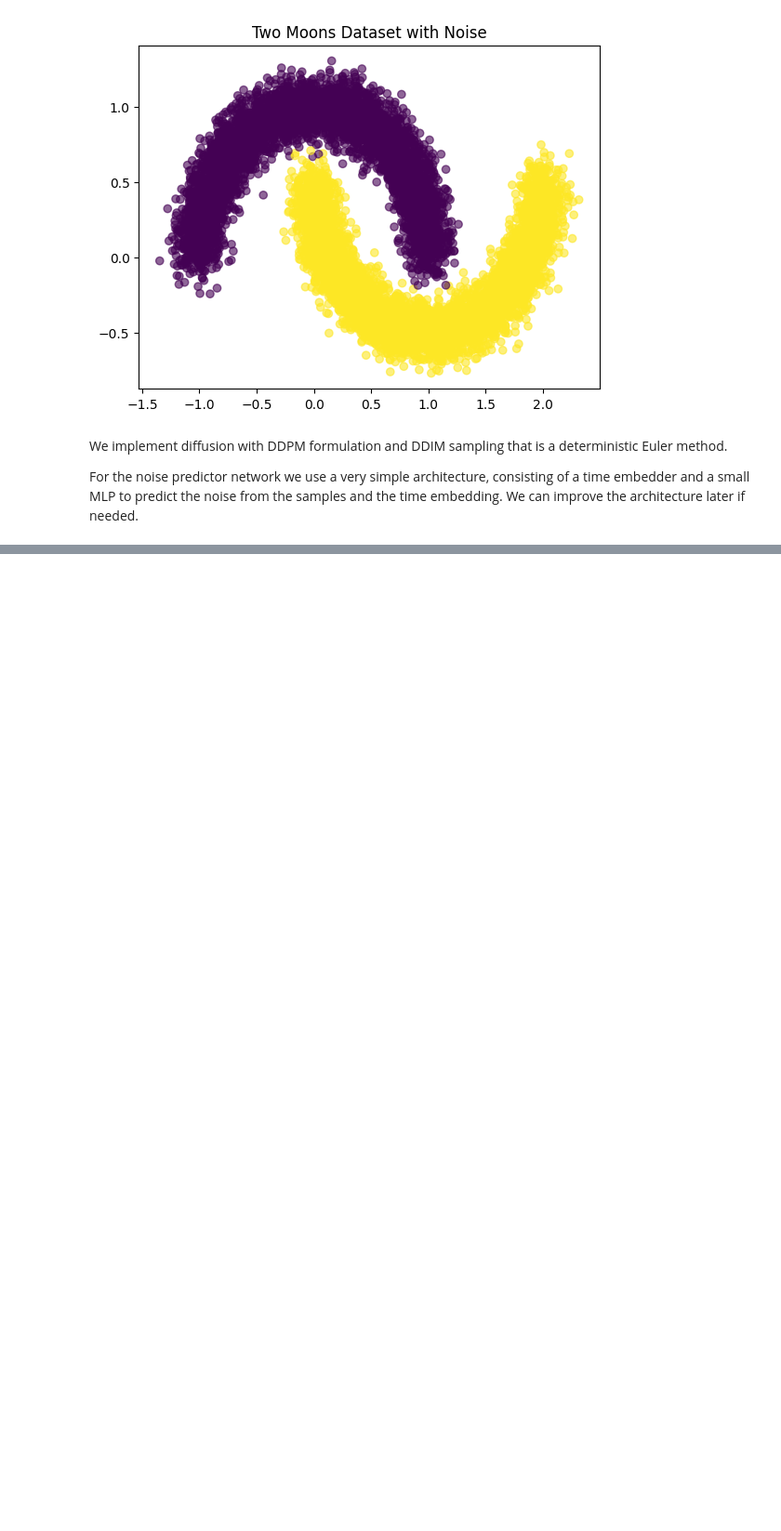
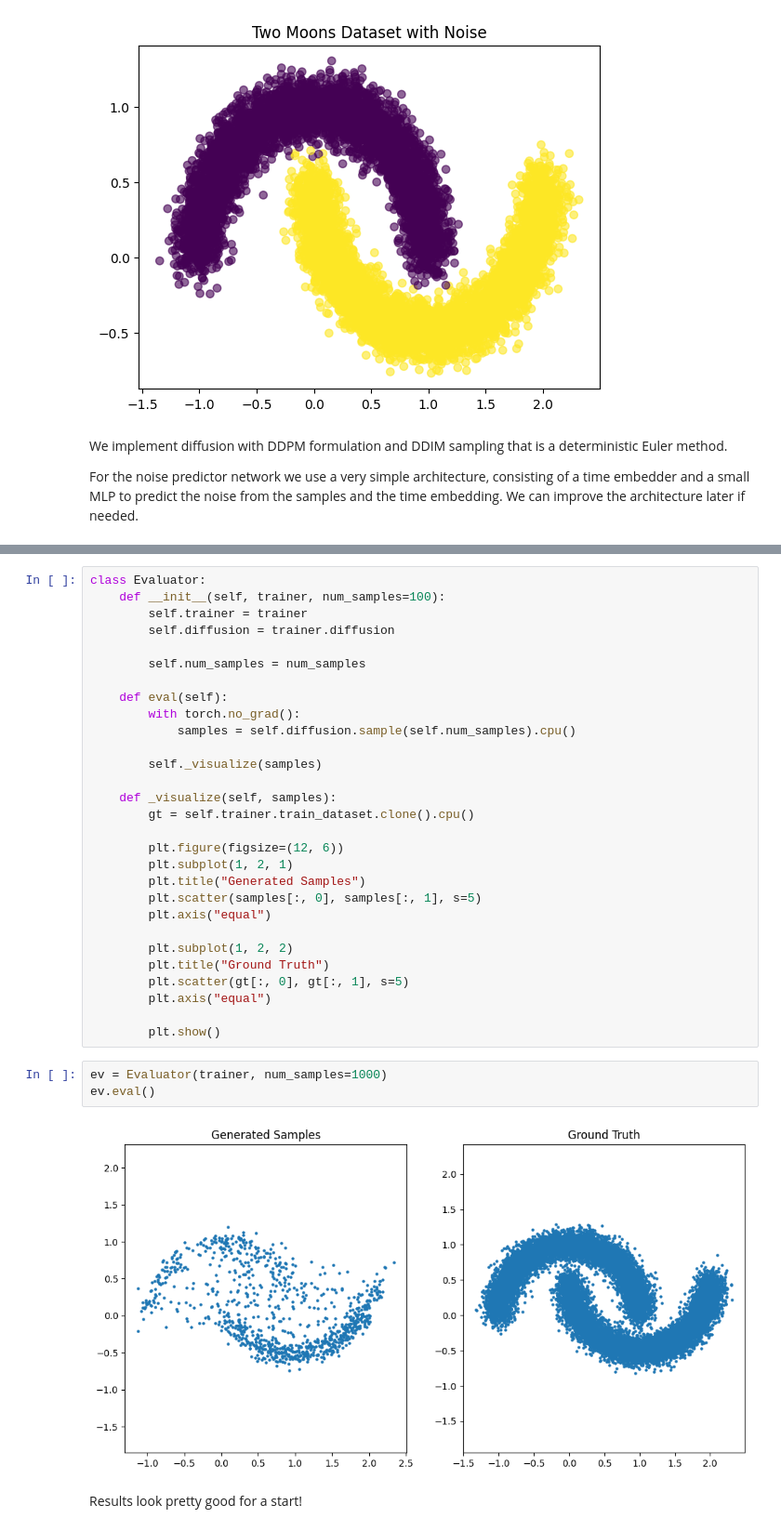
Before and after one commit to ehsan/simple-diffusion, a Jupyter notebook: project.ipynb, the cells around one changed output, grey strips where cells are left out. Shown: that part at 93% size. Cells and saved outputs as stored; diff of their text form; blank space fills up the shorter version.

```diff
--- a/project.ipynb
+++ b/project.ipynb
@@ -34,0 +224,36 @@ For the noise predictor network we use a very simple architecture, consisting of
+# %%
+class Evaluator:
+    def __init__(self, trainer, num_samples=100):
+        self.trainer = trainer
+        self.diffusion = trainer.diffusion
+
+        self.num_samples = num_samples
+
+    def eval(self):
+        with torch.no_grad():
+            samples = self.diffusion.sample(self.num_samples).cpu()
+
+        self._visualize(samples)
+
+    def _visualize(self, samples):
+        gt = self.trainer.train_dataset.clone().cpu()
+
+        plt.figure(figsize=(12, 6))
+        plt.subplot(1, 2, 1)
+        plt.title("Generated Samples")
+        plt.scatter(samples[:, 0], samples[:, 1], s=5)
+        plt.axis("equal")
+
+        plt.subplot(1, 2, 2)
+        plt.title("Ground Truth")
+        plt.scatter(gt[:, 0], gt[:, 1], s=5)
+        plt.axis("equal")
+
+        plt.show()
+# %%
+ev = Evaluator(trainer, num_samples=1000)
+ev.eval()
+# %% [output]
+[figure, added]
+# %% [markdown]
+Results look pretty good for a start!
```
Also changed, not shown: parts of 7 cells of this notebook, 2 other files.
